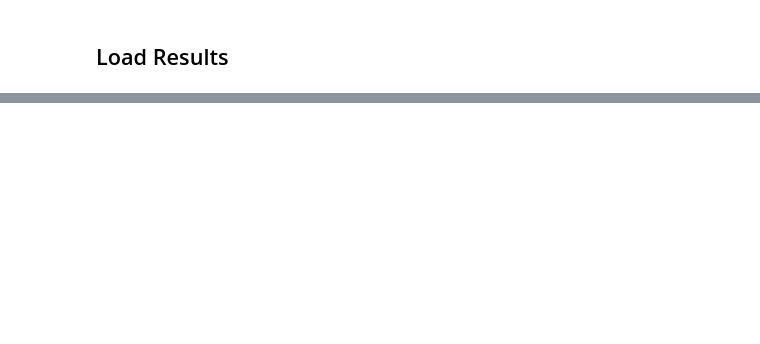
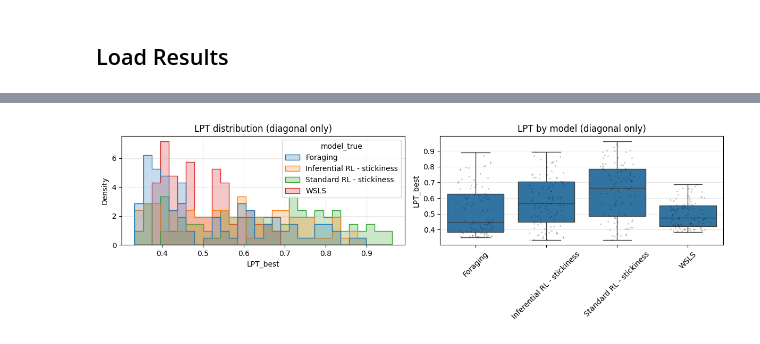
Before and after one commit to ungzs1/popy_05, a Jupyter notebook: notebooks/behav_modeling/recoveries/eval_model_recovery.ipynb, the cells around one changed output, grey strips where cells are left out. Saved outputs shown, nothing was run; the diff lists cells and outputs as text; code cells hidden in the pictures; blank space fills up the shorter version.

```diff
--- a/notebooks/behav_modeling/recoveries/eval_model_recovery.ipynb
+++ b/notebooks/behav_modeling/recoveries/eval_model_recovery.ipynb
@@ -89,0 +120,35 @@ Standard RL - stickyness        0.507929                  0.681934
+# %%
+# Plot: LPT distributions per model (diagonal only)
+fig, axes = plt.subplots(1, 2, figsize=(12, 4))
+
+# Overlaid histogram per model
+sns.histplot(
+    data=df_diag,
+    x="LPT_best",
+    hue="model_true",
+    element="step",
+    stat="density",
+    common_norm=False,
+    bins=30,
+    ax=axes[0],
+)
+axes[0].set_title("LPT distribution (diagonal only)")
+axes[0].set_xlabel("LPT_best")
+axes[0].grid(alpha=0.3)
+
+# Boxplot per model
+sns.boxplot(data=df_diag, x="model_true", y="LPT_best", ax=axes[1])
+sns.stripplot(data=df_diag, x="model_true", y="LPT_best", color="black", alpha=0.25, size=2, jitter=0.25, ax=axes[1])
+axes[1].set_title("LPT by model (diagonal only)")
+axes[1].set_xlabel("")
+axes[1].set_ylabel("LPT_best")
+axes[1].grid(alpha=0.3, axis="y")
+axes[1].tick_params(axis="x", rotation=45)
+
+plt.tight_layout()
+plt.show()
+
+# Quick summary
+display(df_diag.groupby("model_true")["LPT_best"].describe())
+# %% [output]
+[figure, added]
```
Also changed, not shown: parts of 9 cells of this notebook, 29 other files.
